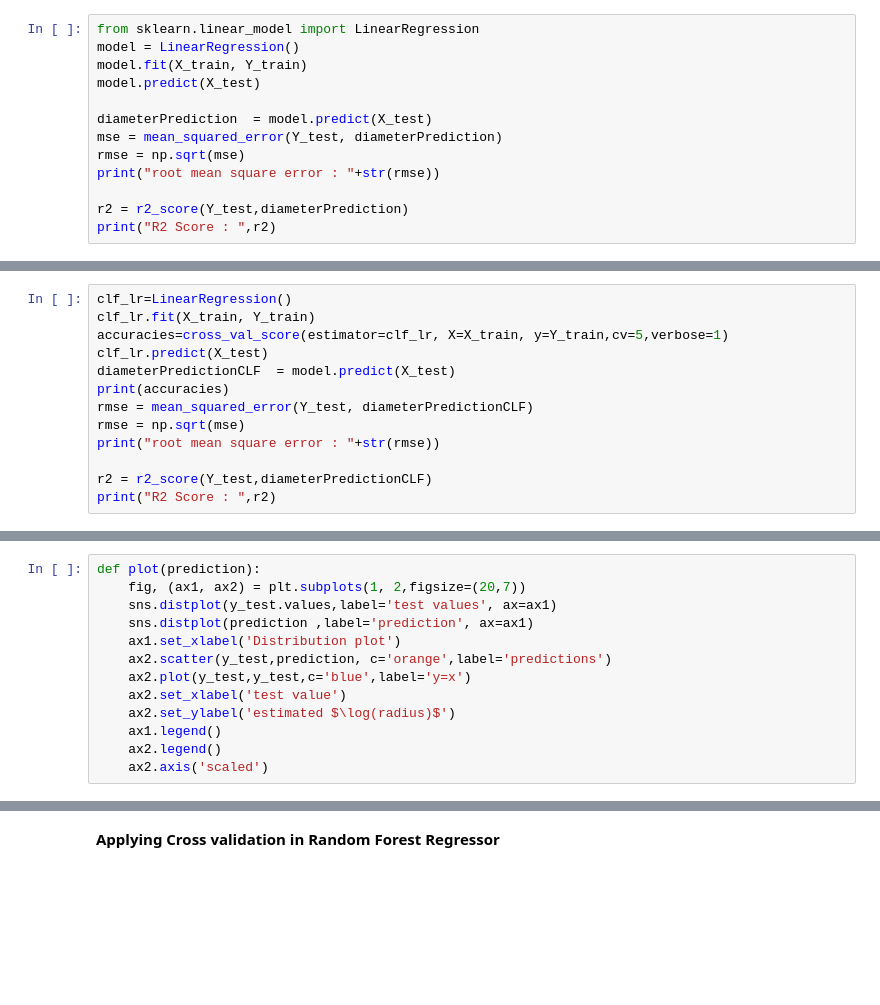
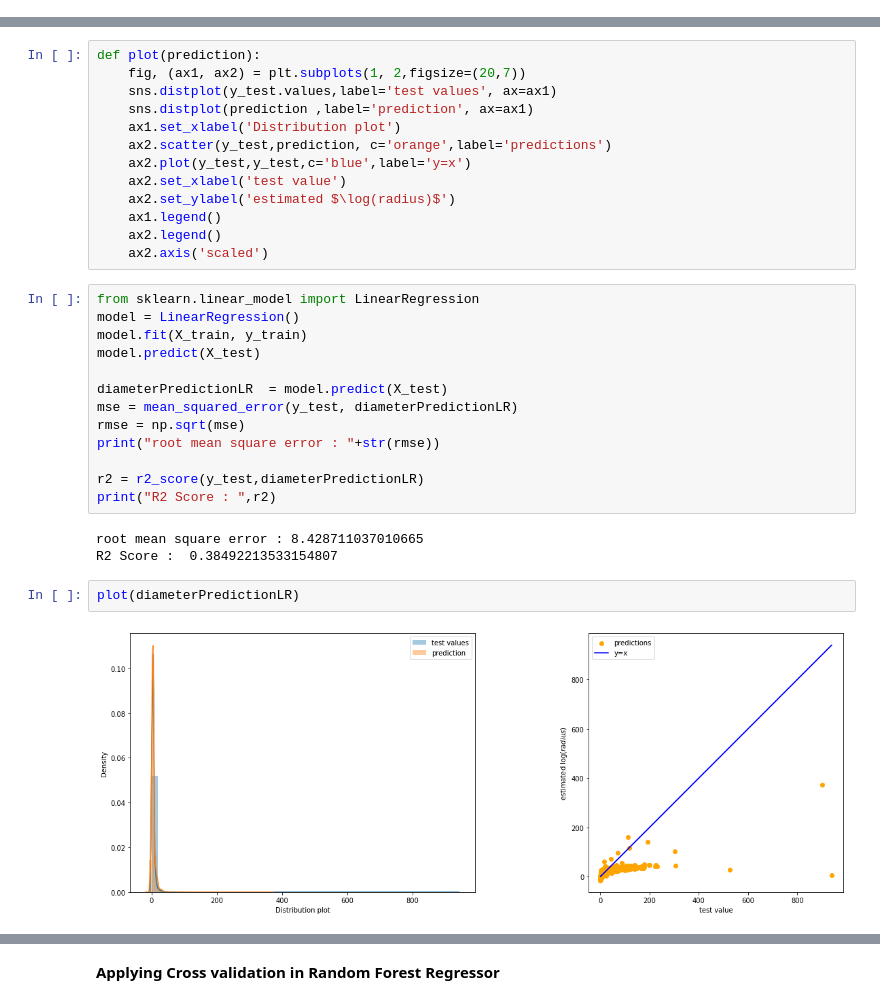
Before and after one commit to mayankbhandari10/Web-scraping-and-Data-Analysis, a Jupyter notebook: Asteroid Diameter Pridiction.ipynb, the cells around one changed output, grey strips where cells are left out. Drawn from its saved outputs; the diff is of its cells as text; blank space fills up the shorter version.

```diff
--- a/Asteroid Diameter Pridiction.ipynb
+++ b/Asteroid Diameter Pridiction.ipynb
@@ -244,13 +475,0 @@ scores = []
-# %%
-from sklearn.linear_model import LinearRegression
-model = LinearRegression()
-model.fit(X_train, Y_train)
-model.predict(X_test)
-
-diameterPrediction  = model.predict(X_test)
-mse = mean_squared_error(Y_test, diameterPrediction)
-rmse = np.sqrt(mse)
-print("root mean square error : "+str(rmse))
-
-r2 = r2_score(Y_test,diameterPrediction)
-print("R2 Score : ",r2)
@@ -259,13 +475,0 @@ plot(diameterPrediction)
-# %%
-clf_lr=LinearRegression()
-clf_lr.fit(X_train, Y_train)
-accuracies=cross_val_score(estimator=clf_lr, X=X_train, y=Y_train,cv=5,verbose=1)
-clf_lr.predict(X_test)
-diameterPredictionCLF  = model.predict(X_test)
-print(accuracies)
-rmse = mean_squared_error(Y_test, diameterPredictionCLF)
-rmse = np.sqrt(mse)
-print("root mean square error : "+str(rmse))
-
-r2 = r2_score(Y_test,diameterPredictionCLF)
-print("R2 Score : ",r2)
@@ -301,3 +486,23 @@ def plot(prediction):
     ax1.legend()
     ax2.legend()
     ax2.axis('scaled')
+# %%
+from sklearn.linear_model import LinearRegression
+model = LinearRegression()
+model.fit(X_train, y_train)
+model.predict(X_test)
+
+diameterPredictionLR  = model.predict(X_test)
+mse = mean_squared_error(y_test, diameterPredictionLR)
+rmse = np.sqrt(mse)
+print("root mean square error : "+str(rmse))
+
+r2 = r2_score(y_test,diameterPredictionLR)
+print("R2 Score : ",r2)
+# %% [output]
+root mean square error : 8.428711037010665
+R2 Score :  0.38492213533154807
+# %%
+plot(diameterPredictionLR)
+# %% [output]
+[figure, added]
```
Also changed, not shown: parts of 66 cells of this notebook.
